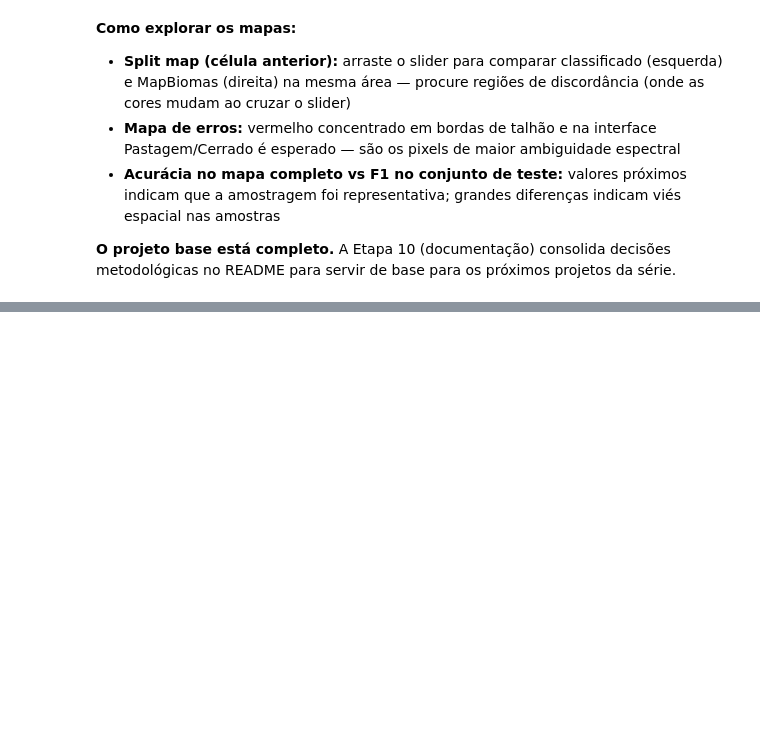
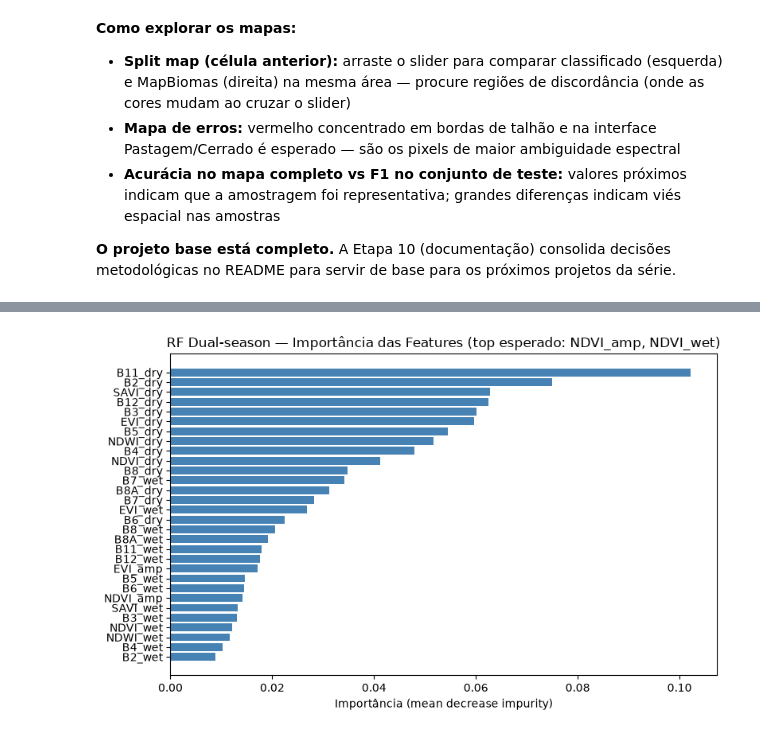
Before and after one commit to ferdamarc/LULC_project, a Jupyter notebook: notebooks/01_pipeline_classificacao.ipynb, the cells around one changed output, grey strips where cells are left out. Cells and saved outputs as stored; diff of their text form; code cells hidden in the pictures; blank space fills up the shorter version.

Commit message:
feat(test): adds a test with another area

```diff
--- a/notebooks/01_pipeline_classificacao.ipynb
+++ b/notebooks/01_pipeline_classificacao.ipynb
@@ -781,0 +833,24 @@ Acurácia por classe — mapa completo vs MapBiomas:
+# %%
+# Re-amostragem com o composite dual (mesmas funções da Etapa 6, novo composite)
+# ⚠️ 30 bandas × 1200 amostras — pode levar 60-90s
+# tile_scale=4: divide a computação em tiles menores para evitar
+# "User memory limit exceeded" (composite dual é pesado, calculado on-the-fly)
+dual_samples = stratified_sample(
+    lulc_mapbiomas, dual_composite, AOI, n_per_class=N_PER_CLASS, tile_scale=4,
+)
+dual_train_fc, dual_test_fc = train_test_split(dual_samples, train_ratio=0.8, seed=42)
+
+print('Baixando amostras dual-season do GEE...')
+df_train_d = fc_to_dataframe(dual_train_fc, DUAL_SEASON_BANDS)
+df_test_d  = fc_to_dataframe(dual_test_fc,  DUAL_SEASON_BANDS)
+
+# Remove linhas com NaN — pixels sem cobertura válida na chuva (nuvem persistente)
+n_before = len(df_train_d) + len(df_test_d)
+df_train_d = df_train_d.dropna().reset_index(drop=True)
+df_test_d  = df_test_d.dropna().reset_index(drop=True)
+n_after = len(df_train_d) + len(df_test_d)
+print(f'Amostras: {n_after} válidas ({n_before - n_after} removidas por NaN na chuva)')
+print(f'Treino: {len(df_train_d)} | Teste: {len(df_test_d)}')
+
+df_train_d.to_csv('../outputs/metricas/amostras_treino_dual.csv', index=False)
+df_test_d.to_csv( '../outputs/metricas/amostras_teste_dual.csv',  index=False)
@@ -781,0 +958,10 @@ Acurácia por classe — mapa completo vs MapBiomas:
+# %%
+# Feature importance dual — onde aparecem as bandas de amplitude sazonal?
+fig_imp_d = plot_feature_importance(
+    rf_dual.feature_importances_, DUAL_SEASON_BANDS,
+    title='RF Dual-season — Importância das Features (top esperado: NDVI_amp, NDVI_wet)',
+)
+fig_imp_d.savefig('../outputs/figuras/feature_importance_dual.png', dpi=150, bbox_inches='tight')
+plt.show()
+# %% [output]
+[figure, added]
```
Also changed, not shown: parts of 21 cells of this notebook.
